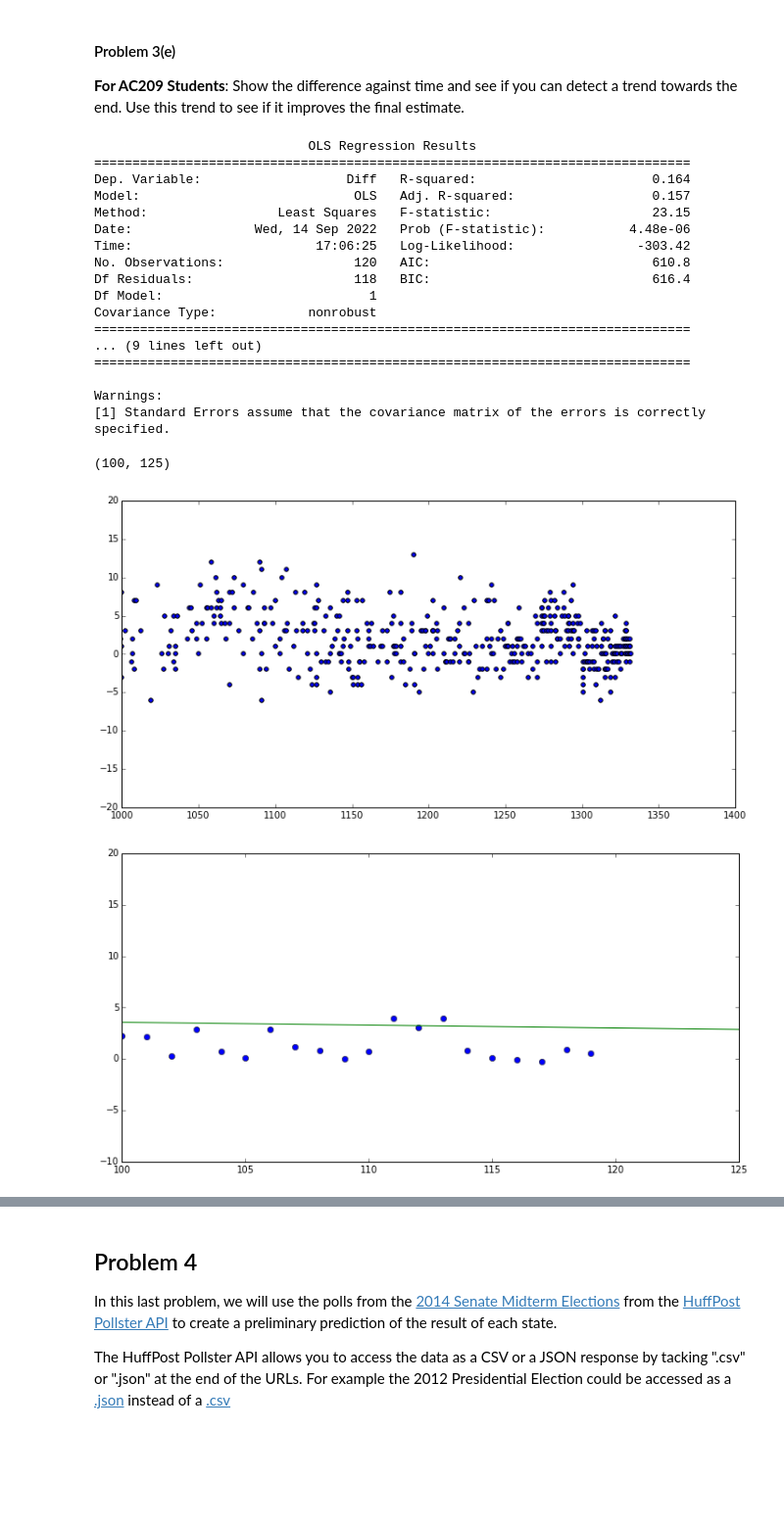
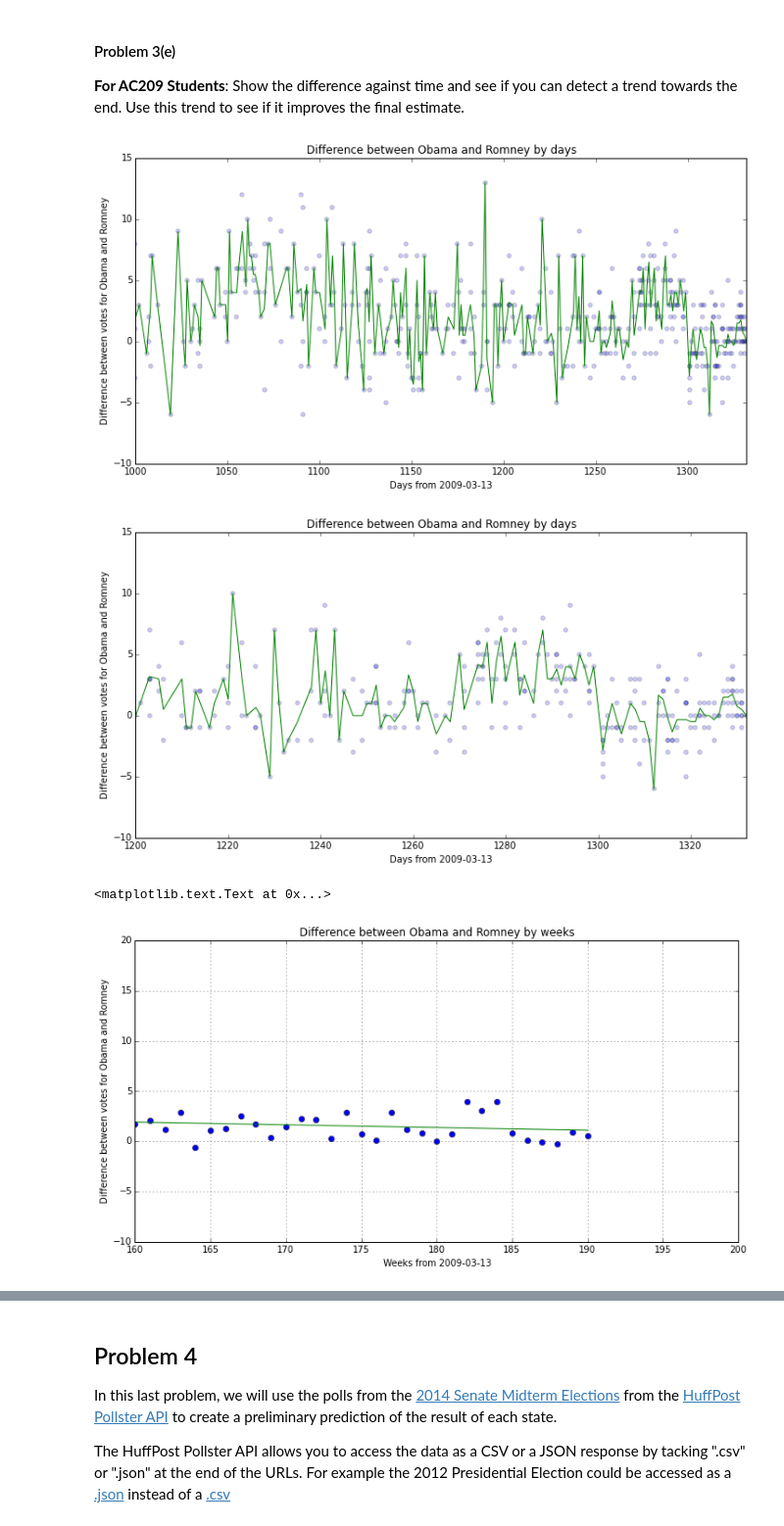
Before and after one commit to kanstantsin/cs109-2014, a Jupyter notebook: homework/HW2.ipynb, the cells around one changed output, grey strips where cells are left out. Shown: that part at 98% size. Cells and saved outputs as stored; diff of their text form; code cells hidden in the pictures; blank space fills up the shorter version.

```diff
--- a/homework/HW2.ipynb
+++ b/homework/HW2.ipynb
@@ -750,50 +698,51 @@ Answer:
 #### Problem 3(e)
 
 **For AC209 Students**: Show the difference against time and see if you can detect a trend towards the end. Use this trend to see if it improves the final estimate.
+# %%
+from statsmodels.formula.api import ols
+
+elections_trend = election.copy()
+elections_trend['Start Date'] = pd.to_datetime(elections_trend['Start Date'])
+
+first_date = min(elections_trend['Start Date'])
+elections_trend['Days'] = elections_trend.apply(lambda row: (row['Start Date'] - first_date).days, axis=1)
+elections_trend = elections_trend.sort_values(by='Days')
+elections_trend_means = elections_trend.groupby('Days')['Diff'].mean()
+
+def draw_scatter_by_days(from_date):
+    plt.figure(figsize=(12,6))
+    plt.scatter(elections_trend['Days'], elections_trend['Diff'], alpha=0.2)
+    plt.plot(elections_trend_means.index, elections_trend_means, color='green')
+    plt.xlim(from_date, max(elections_trend['Days']))
+    plt.ylim(-10, 15)
+    plt.title('Difference between Obama and Romney by days')
+    plt.xlabel('Days from {}'.format(first_date.date()))
+    plt.ylabel('Difference between votes for Obama and Romney')
+# %%
+draw_scatter_by_days(1000)
+# %% [output]
+[figure, added]
+# %%
+draw_scatter_by_days(1200)
+# %% [output]
+[figure, added]
 # %%
-from statsmodels.formula.api import ols
-
-election.head()
-e2 = election.copy()
-e2['Start Date'] = pd.to_datetime(e2['Start Date'])
-first_date = min(e2['Start Date'])
-e2['Days'] = e2.apply(lambda row: (row['Start Date'] - first_date).days, axis=1)
-e2 = e2.sort_values(by='Days')
+elections_trend_by_week = elections_trend.copy()
+elections_trend_by_week['Weeks'] = elections_trend_by_week.apply(lambda row: (row['Start Date'] - first_date).days / 7, axis=1)
+elections_trend_by_week_grouped = elections_trend_by_week.groupby(by='Weeks').mean()['Diff']
 
 plt.figure(figsize=(12,6))
-plt.scatter(e2['Days'], e2['Diff'])
-plt.xlim(1000, 1400)
+plt.plot(elections_trend_by_week_grouped.index.values, elections_trend_by_week_grouped.values, 'o')
 
-e3 = e2.copy()
-e3['Weeks'] = e3.apply(lambda row: (row['Start Date'] - first_date).days / 7, axis=1)
-e3_g = e3.groupby(by='Weeks').mean()['Diff']
-plt.figure(figsize=(12,6))
-plt.plot(e3_g, 'o')
-
-ols_df = pd.DataFrame({'Week': e3_g.index.values, 'Diff': e3_g.values})
+ols_df = pd.DataFrame({'Week': elections_trend_by_week_grouped.index.values, 'Diff': elections_trend_by_week_grouped.values})
 m = ols('Diff ~ Week', ols_df).fit()
-print m.summary()
 
 plt.plot(ols_df['Week'], m.fittedvalues)
-plt.xlim(100, 125)
+plt.xlim(160, 200)
+plt.grid()
+plt.title('Difference between Obama and Romney by weeks')
+plt.xlabel('Weeks from {}'.format(first_date.date()))
+plt.ylabel('Difference between votes for Obama and Romney')
 # %% [output]
-                            OLS Regression Results
-==============================================================================
-Dep. Variable:                   Diff   R-squared:                       0.164
-Model:                            OLS   Adj. R-squared:                  0.157
-Method:                 Least Squares   F-statistic:                     23.15
-Date:                Wed, 14 Sep 2022   Prob (F-statistic):           4.48e-06
-Time:                        17:06:25   Log-Likelihood:                -303.42
-No. Observations:                 120   AIC:                             610.8
-Df Residuals:                     118   BIC:                             616.4
-Df Model:                           1
-Covariance Type:            nonrobust
-==============================================================================
-... (9 lines left out)
-==============================================================================
-
-Warnings:
-[1] Standard Errors assume that the covariance matrix of the errors is correctly specified.
+<matplotlib.text.Text at 0x...>
-(100, 125)
-[figure, old version]
+[figure, new version]
-[figure, removed]
```
Also changed, not shown: parts of 51 cells of this notebook.
